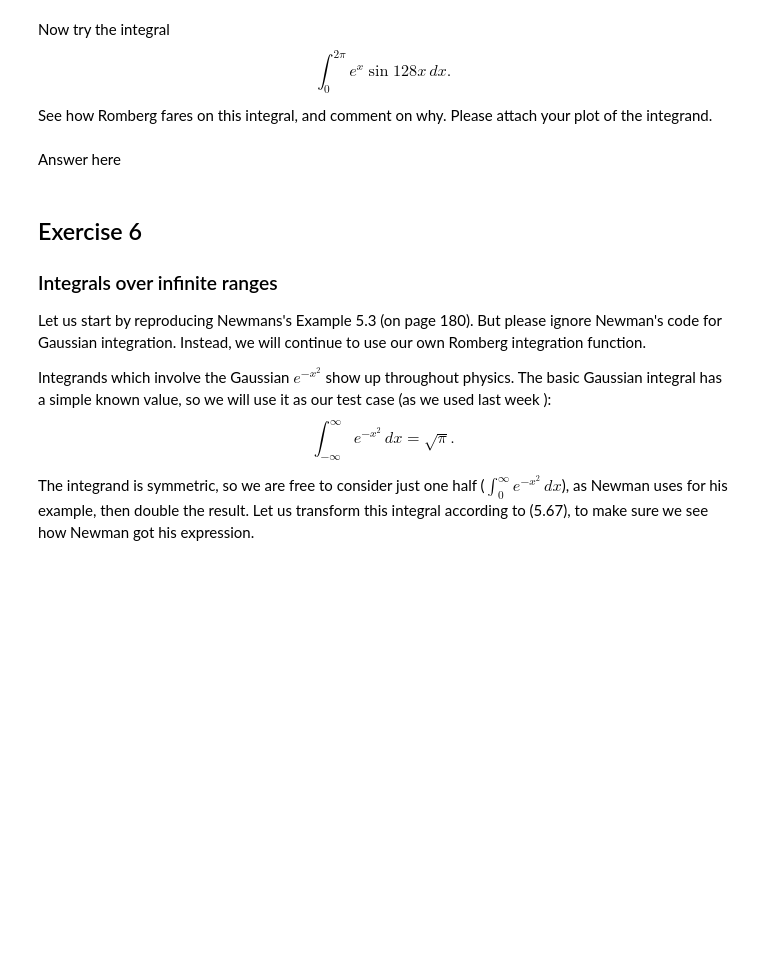
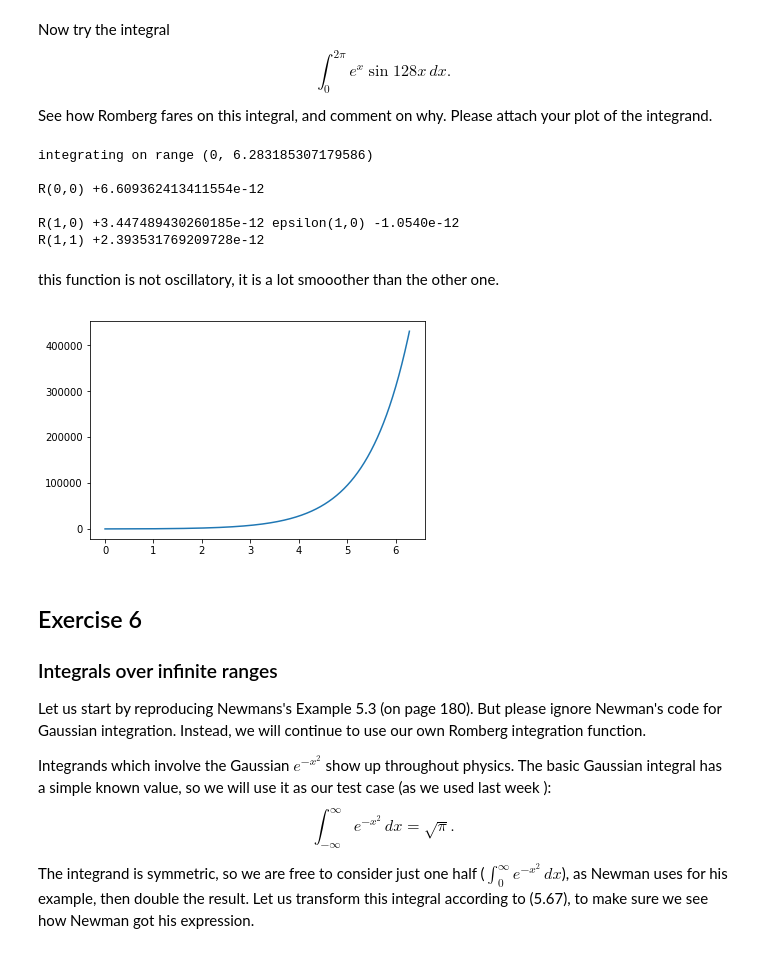
Before and after one commit to chan8005/Weekly-Sessions, a Jupyter notebook: Weekly Session 5.ipynb, the cells around one changed output. Saved outputs shown, nothing was run; the diff lists cells and outputs as text; code cells hidden in the pictures; blank space fills up the shorter version.

```diff
--- a/Weekly Session 5.ipynb
+++ b/Weekly Session 5.ipynb
@@ -539,4 +537,0 @@ Please attach your plot of the integrand.
-# %% [markdown]
-<div class=answer>
-<div/>
-Answer here
@@ -545,3 +538,34 @@ Answer here
+# %%
+def f(x):
+    return np.exp(x)*128*x
+
+
+new= romberg.romberg(fex,(0,2*math.pi), tolerance, verbose= True )
+# %% [output]
+integrating on range (0, 6.283185307179586)
+
+R(0,0) +6.609362413411554e-12
+
+R(1,0) +3.447489430260185e-12 epsilon(1,0) -1.0540e-12
+R(1,1) +2.393531769209728e-12
+# %% [markdown]
+<div class=answer>
+<div/>
+this function is not oscillatory, it is a lot smooother than the other one.
+# %%
+def f(x):
+    return np.exp(x)*128*x
+
+x=[]
+y=[]
+
+for t in np.linspace(0, 2*math.pi,1000):
+    x.append(t)
+    y.append(f(t))
+plt.plot(x,y)
+plt.show()
+# %% [output]
+[figure, added]
 # %% [markdown]
 ## Exercise 6
 ### Integrals over infinite ranges
```
Also changed, not shown: parts of 16 cells of this notebook.
